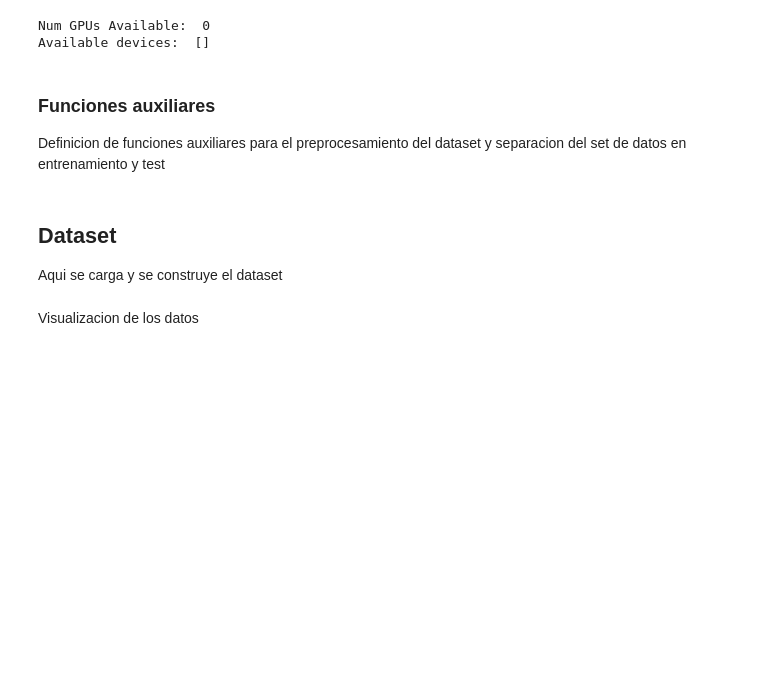
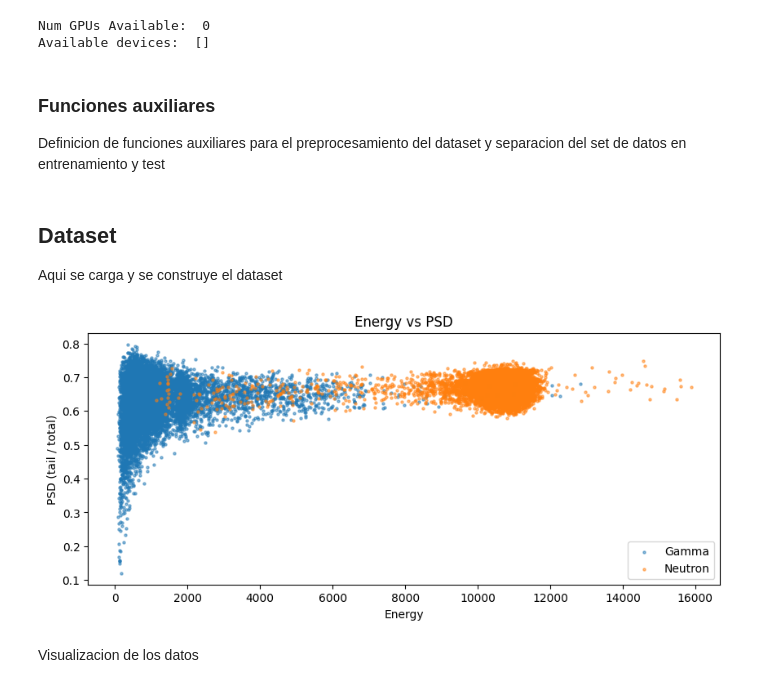
Before and after one commit to fabioc9675/FPGA_ml4hls_prj, a Jupyter notebook: PythonModel/P1_Training.ipynb, the cells around one changed output. Drawn from its saved outputs; the diff is of its cells as text; code cells hidden in the pictures; blank space fills up the shorter version.

```diff
--- a/PythonModel/P1_Training.ipynb
+++ b/PythonModel/P1_Training.ipynb
@@ -118,3 +122,50 @@ dfTestGN  = pd.read_csv(TEST_DATASET_FILE)
+# %%
+def compute_energy_psd(pulses):
+
+    n_events, n_samples = pulses.shape
+
+    energy = np.zeros(n_events)
+    psd = np.zeros(n_events)
+
+    for i in range(n_events):
+
+        pulse = pulses[i]
+
+        baseline = pulse[:5].mean()
+
+        signal = baseline - pulse
+        signal[signal < 0] = 0
+
+        total = signal.sum()
+
+        peak = np.argmax(signal)
+
+        # inicio de la cola
+        tail_start = peak + 5
+
+        tail = signal[tail_start:].sum()
+
+        energy[i] = total
+        psd[i] = tail / total if total > 0 else 0
+
+    return energy, psd
+# %%
+energy_neutron, psd_neutron = compute_energy_psd(dfNeutron.iloc[:, :-1].values)
+energy_gamma, psd_gamma = compute_energy_psd(dfGamma.iloc[:, :-1].values)
+# %%
+plt.figure(figsize=(10, 4))
+
+plt.scatter(energy_gamma, psd_gamma, s=5, alpha=0.5, label="Gamma")
+plt.scatter(energy_neutron, psd_neutron, s=5, alpha=0.5, label="Neutron")
+
+plt.xlabel("Energy")
+plt.ylabel("PSD (tail / total)")
+plt.title("Energy vs PSD")
+
+plt.legend()
+plt.show()
+# %% [output]
+[figure, added]
 # %% [markdown]
 Visualizacion de los datos
 # %%
```
Also changed, not shown: parts of 9 cells of this notebook, 6 other files.
